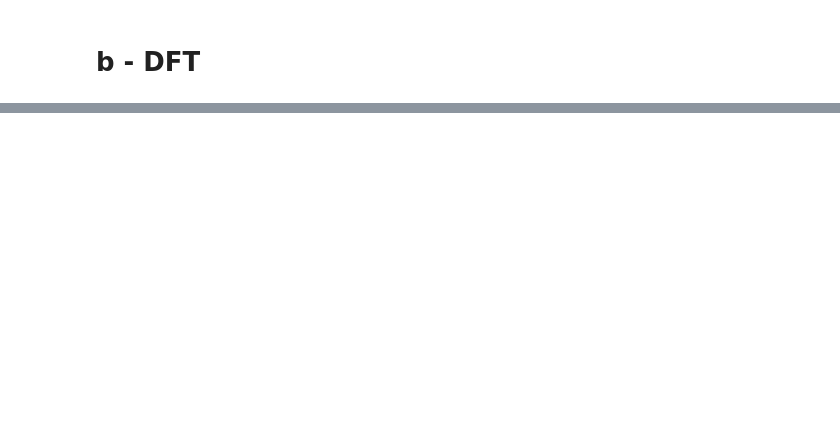
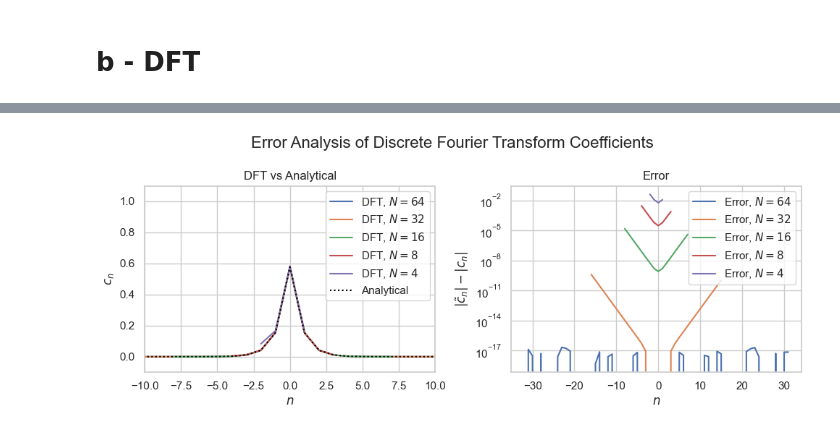
Before and after one commit to JeppeKlitgaard/02689-Advanced-Numerical-Methods, a Jupyter notebook: assignment_1/jk_1_fourier.ipynb, the cells around one changed output, grey strips where cells are left out. Drawn from its saved outputs; the diff is of its cells as text; code cells hidden in the pictures; blank space fills up the shorter version.

```diff
--- a/assignment_1/jk_1_fourier.ipynb
+++ b/assignment_1/jk_1_fourier.ipynb
@@ -102,0 +140,63 @@ for N in Ns:
+# %%
+import numpy as np
+import matplotlib.pyplot as plt
+
+Ns = [4, 8, 16, 32, 64]
+
+fig, axes = plt.subplots(1, 2, figsize=(10, 4))
+ax1 = axes[0]
+ax2 = axes[1]
+
+N_max = max(Ns)
+n_max_range = np.arange(-N_max, N_max + 1)
+C_n_components = list(map(C_n, np.arange(-N_max, N_max + 1)))
+
+x = np.linspace(0, 2 * np.pi, 100)
+y_exact = u(x)
+
+for idx, N in enumerate(Ns[::-1]):
+    x_n = np.linspace(0, 2 * np.pi, N, endpoint=False)
+    y_n = u(x_n)
+    assert len(x_n) == N
+    print(N)
+    dft_components = np.fft.fftshift(np.fft.fft(y_n, norm="forward"))
+    assert len(dft_components) == N
+    print(np.fft.fftshift(np.fft.fftfreq(N)))
+    n_range = np.arange(-N, N + 1)
+    n_range = np.arange(-N//2, N//2)
+    assert len(n_range) == N
+    Cn_components = list(map(C_n, n_range))
+
+
+    errors = np.abs(dft_components) - np.abs(Cn_components)
+
+
+    ax1.plot(n_range, np.abs(dft_components), label=f"DFT, $N={N}$")
+    # ax1.plot(n_range, np.abs(Cn_components), label="$C_n$")
+    ax1.set_title("DFT vs Analytical")
+    ax1.set_xlabel("$n$")
+    ax1.set_ylabel("$c_n$")
+    ax1.set_ylim(-0.1, 1.1)
+
+    ax2.plot(n_range, errors, label=f"Error, $N={N}$")
+    ax2.set_title("Error")
+    ax2.set_xlabel("$n$")
+    ax2.set_ylabel("$|\\tilde{c}_n| - |c_n|$")
+    # ax2.set_ylim(-0.25, 0.5)
+
+    # if idx == 0:
+
+ax1.plot(n_max_range, C_n_components, label="Analytical", color="black", ls=":")
+
+ax1.legend()
+ax2.legend()
+N_lim = 10
+ax1.set_xlim(-N_lim, N_lim)
+ax2.set_yscale("log")
+# ax2.set_xlim(-N_lim, N_lim)
+# Plot C_n at the end
+
+plt.suptitle("Error Analysis of Discrete Fourier Transform Coefficients", fontsize=16)
+plt.tight_layout()
+plt.savefig("report/output/1b_fourier_dft_error_analysis.png", dpi=600)
+# %% [output]
@@ -102,0 +220 @@ for N in Ns:
+[figure, added]
```
Also changed, not shown: parts of 5 cells of this notebook, 2 other files.
